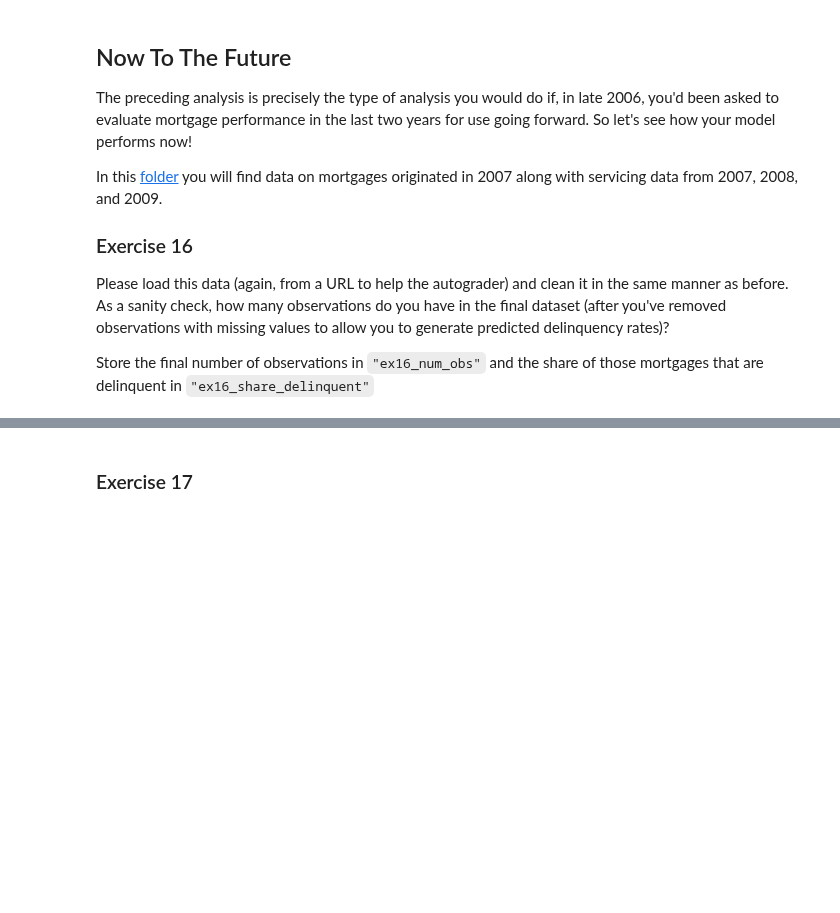
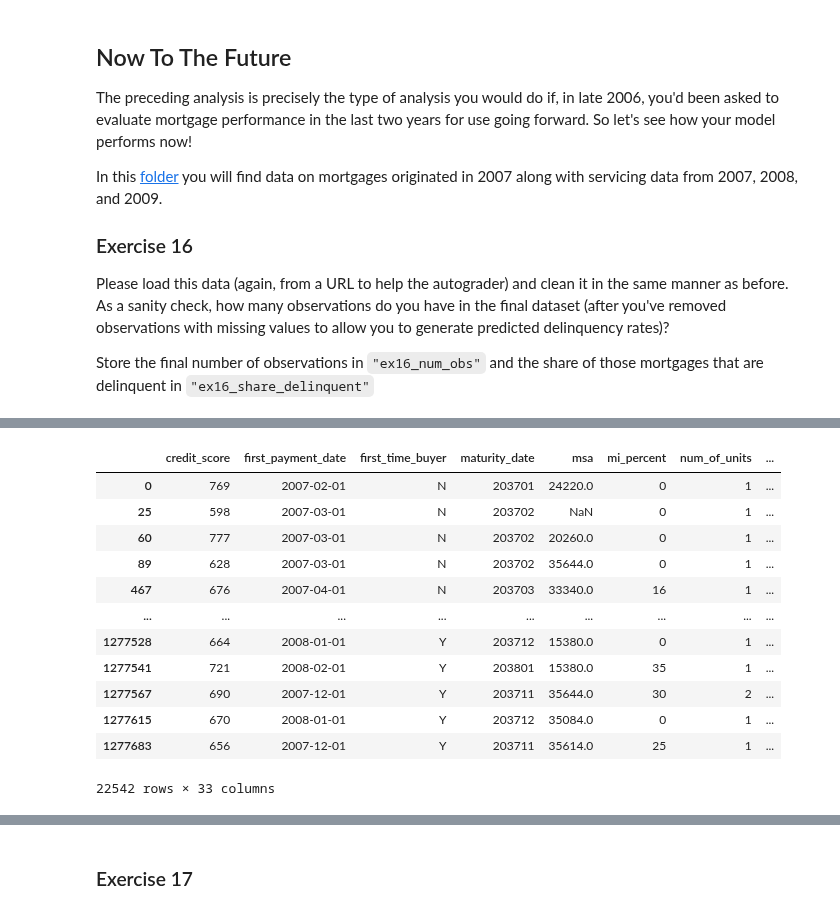
Before and after one commit to nogibjj/ZT-UDS, a Jupyter notebook: exercise_passive_prediction.ipynb, the cells around one changed output, grey strips where cells are left out. Drawn from its saved outputs; the diff is of its cells as text; code cells hidden in the pictures; blank space fills up the shorter version.

```diff
--- a/exercise_passive_prediction.ipynb
+++ b/exercise_passive_prediction.ipynb
@@ -770,0 +946,19 @@ Store the final number of observations in `"ex16_num_obs"` and the share of thos
+# %%
+# STEP 6. here we drop the column duplicates keeping the some columns
+
+final_dataset2007 = month24_payment2007[columns_to_keep].drop_duplicates()
+final_dataset2007
+# %% [output]
+|  | credit_score | first_payment_date | first_time_buyer | maturity_date | msa | mi_percent | num_of_units | ... |
+| 0 | 769 | 2007-02-01 | N | 203701 | 24220.0 | 0 | 1 | ... |
+| 25 | 598 | 2007-03-01 | N | 203702 | NaN | 0 | 1 | ... |
+| 60 | 777 | 2007-03-01 | N | 203702 | 20260.0 | 0 | 1 | ... |
+| 89 | 628 | 2007-03-01 | N | 203702 | 35644.0 | 0 | 1 | ... |
+| 467 | 676 | 2007-04-01 | N | 203703 | 33340.0 | 16 | 1 | ... |
+| ... | ... | ... | ... | ... | ... | ... | ... | ... |
+| 1277528 | 664 | 2008-01-01 | Y | 203712 | 15380.0 | 0 | 1 | ... |
+| 1277541 | 721 | 2008-02-01 | Y | 203801 | 15380.0 | 35 | 1 | ... |
+| 1277567 | 690 | 2007-12-01 | Y | 203711 | 35644.0 | 30 | 2 | ... |
+| 1277615 | 670 | 2008-01-01 | Y | 203712 | 35084.0 | 0 | 1 | ... |
+| 1277683 | 656 | 2007-12-01 | Y | 203711 | 35614.0 | 25 | 1 | ... |
+22542 rows × 33 columns
```
Also changed, not shown: parts of 14 cells of this notebook.
